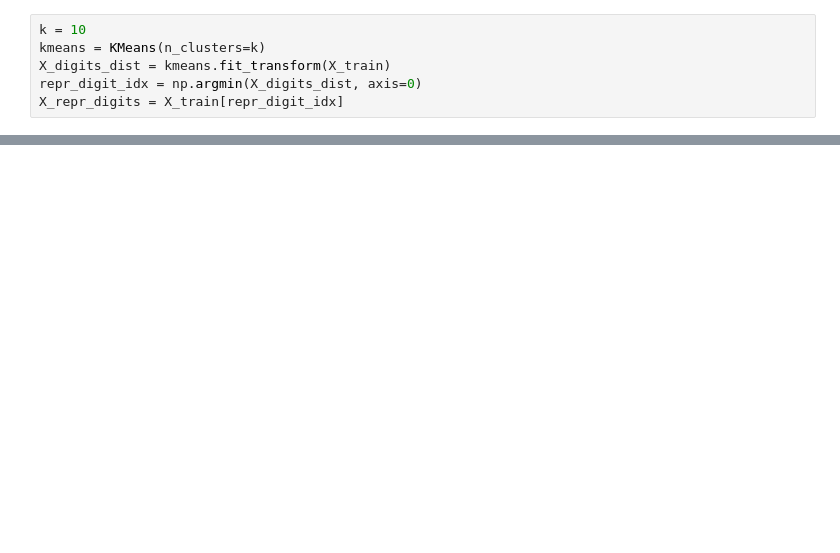
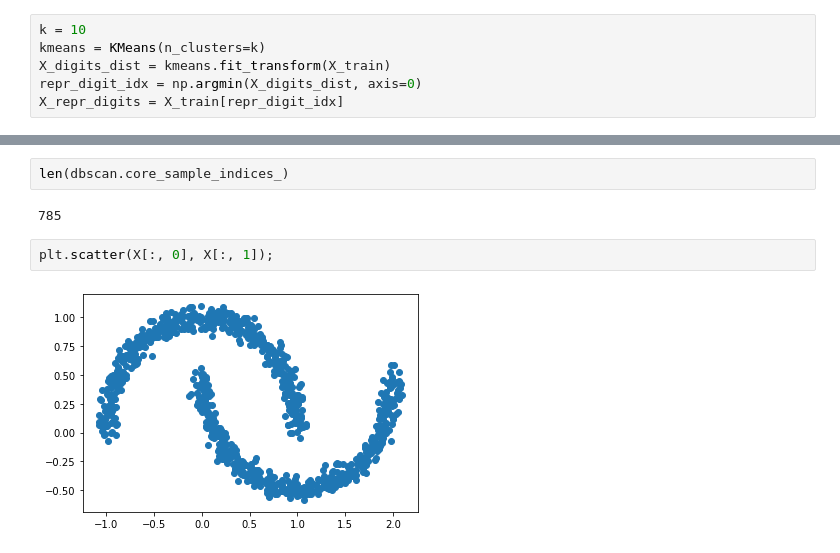
Before and after one commit to damiansp/neuralNet, a Jupyter notebook: python/handsOn/09_unsupervised/unsupervised_learning.py.ipynb, the cells around one changed output, grey strips where cells are left out. Drawn from its saved outputs; the diff is of its cells as text; blank space fills up the shorter version.

```diff
--- a/python/handsOn/09_unsupervised/unsupervised_learning.py.ipynb
+++ b/python/handsOn/09_unsupervised/unsupervised_learning.py.ipynb
@@ -281,0 +254,8 @@ for i in range(k):
+# %%
+len(dbscan.core_sample_indices_)
+# %% [output]
+785
+# %%
+plt.scatter(X[:, 0], X[:, 1]);
+# %% [output]
+[figure, added]
```
Also changed, not shown: parts of 24 cells of this notebook.
